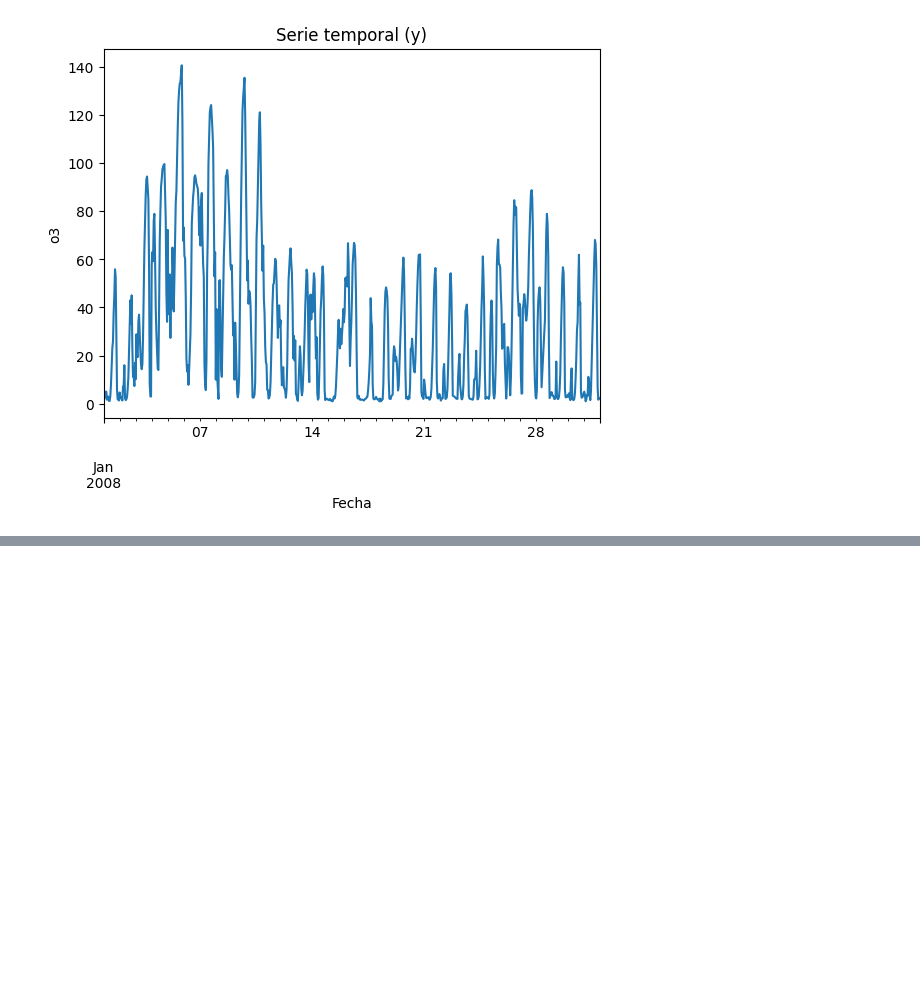
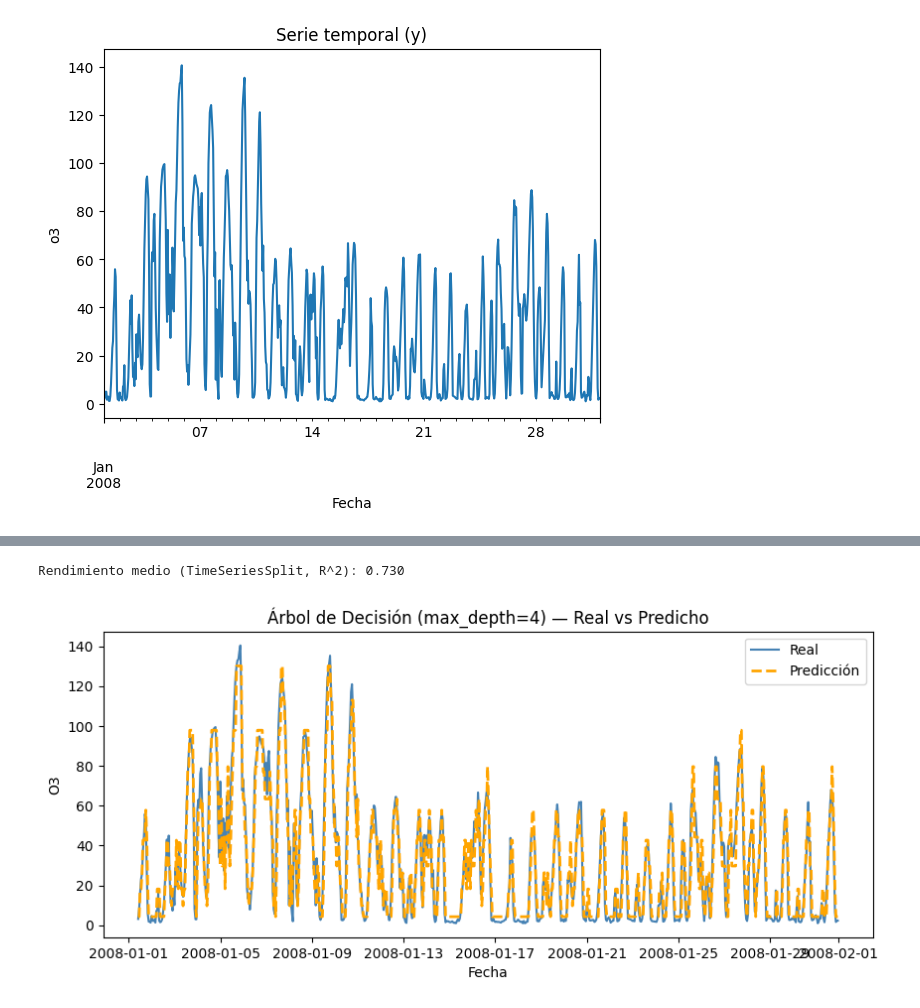
Before and after one commit to ignacioareal23-svg/AASeriesTemporalesFlujosDeDatos, a Jupyter notebook: ProyectoSeries/main.ipynb, the cells around one changed output, grey strips where cells are left out. Saved outputs shown, nothing was run; the diff lists cells and outputs as text; code cells hidden in the pictures; blank space fills up the shorter version.

```diff
--- a/ProyectoSeries/main.ipynb
+++ b/ProyectoSeries/main.ipynb
@@ -563,0 +704,47 @@ cv
+# %%
+# === Bloque 8: Integración y prueba de modelado (versión simple) ===
+from IPython.display import display
+import matplotlib.pyplot as plt
+from sklearn.model_selection import cross_val_score  # (opcional) TimeSeriesSplit ver abajo
+from sklearn.tree import DecisionTreeRegressor
+from sklearn.model_selection import TimeSeriesSplit
+
+# 1) Selección de atributos (usa exactamente los que ya has creado)
+atributos = [
+    'O3_lag1','O3_lag2','O3_lag3','O3_lag4','O3_lag5','O3_lag6','O3_lag7','O3_lag8','O3_lag9','O3_lag10',
+    'media_movil_4','max_movil_4','min_movil_4','std_movil_4',
+    'media_acum','suma_acum','max_acum','std_acum'
+]
+
+X = df_rolling[atributos]
+y = df_rolling['O3']
+
+# 2) Eliminar filas con NaN (por lags/ventanas) y alinear índices
+X = X.dropna()
+y = y.loc[X.index]
+
+# 3) Modelo base (árbol poco profundo para evitar sobreajuste)
+model = DecisionTreeRegressor(max_depth=4, random_state=42)
+
+# 4) Para series, mejor TimeSeriesSplit (ver comentario)
+tscv = TimeSeriesSplit(n_splits=5)
+scores = cross_val_score(model, X, y, cv=tscv)
+print(f"Rendimiento medio (TimeSeriesSplit, R^2): {scores.mean():.3f}")
+
+#scores = cross_val_score(model, X, y, cv=5)
+#print(f"Rendimiento medio (CV=5, R^2): {scores.mean():.3f}")
+
+# 5) Entrenar en todo el conjunto y predecir (solo para visualizar el pipeline)
+model.fit(X, y)
+y_pred = model.predict(X)
+
+# 6) Visualización: real vs predicho
+plt.figure(figsize=(10,4))
+plt.plot(y.index, y, label='Real', color='steelblue')
+plt.plot(y.index, y_pred, label='Predicción', color='orange', linestyle='--', linewidth=2)
+plt.title('Árbol de Decisión (max_depth=4) — Real vs Predicho')
+plt.xlabel('Fecha'); plt.ylabel('O3'); plt.legend()
+plt.show()
+# %% [output]
+Rendimiento medio (TimeSeriesSplit, R^2): 0.730
+[figure, added]
```
Also changed, not shown: parts of 13 cells of this notebook, 5 other files.
